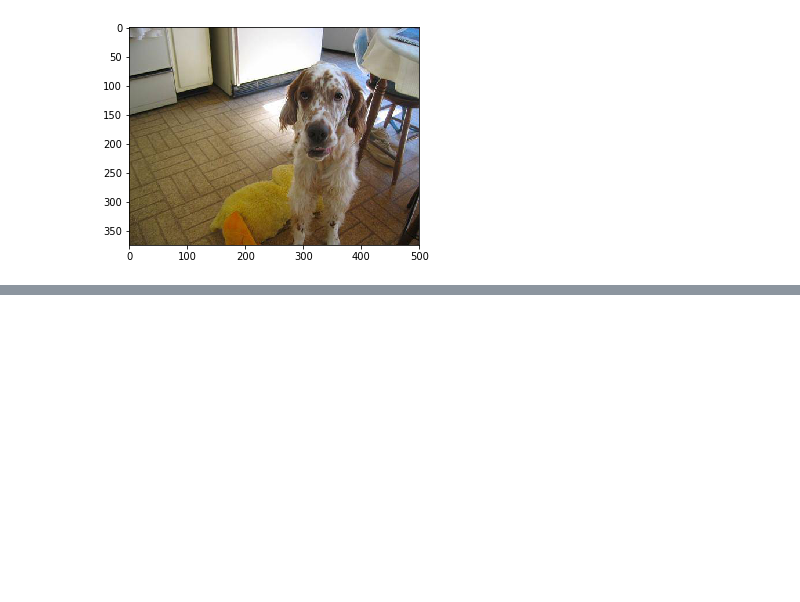
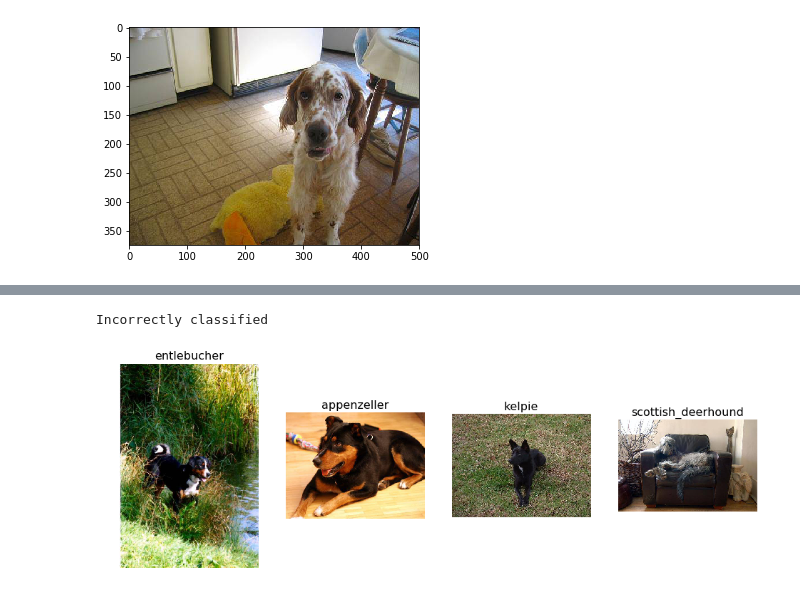
Before and after one commit to alex-saez/Dog_breed_classificaton, a Jupyter notebook: dog_breed.ipynb, the cells around one changed output, grey strips where cells are left out. Saved outputs shown, nothing was run; the diff lists cells and outputs as text; code cells hidden in the pictures; blank space fills up the shorter version.

```diff
--- a/dog_breed.ipynb
+++ b/dog_breed.ipynb
@@ -47,0 +89,6 @@ glob('data/train/*')[0]
+# %%
+# a few incorrect labels at random
+plot_val_with_title(rand_by_correct(False), "Incorrectly classified")
+# %% [output]
+Incorrectly classified
+[figure, added]
```
Also changed, not shown: parts of 14 cells of this notebook, 1 other file.
